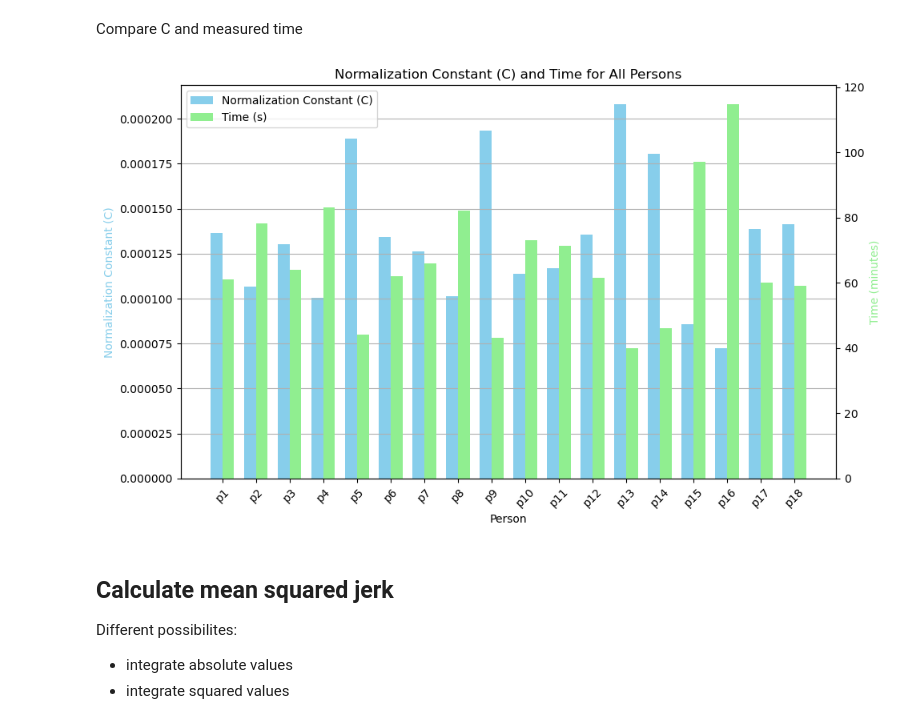
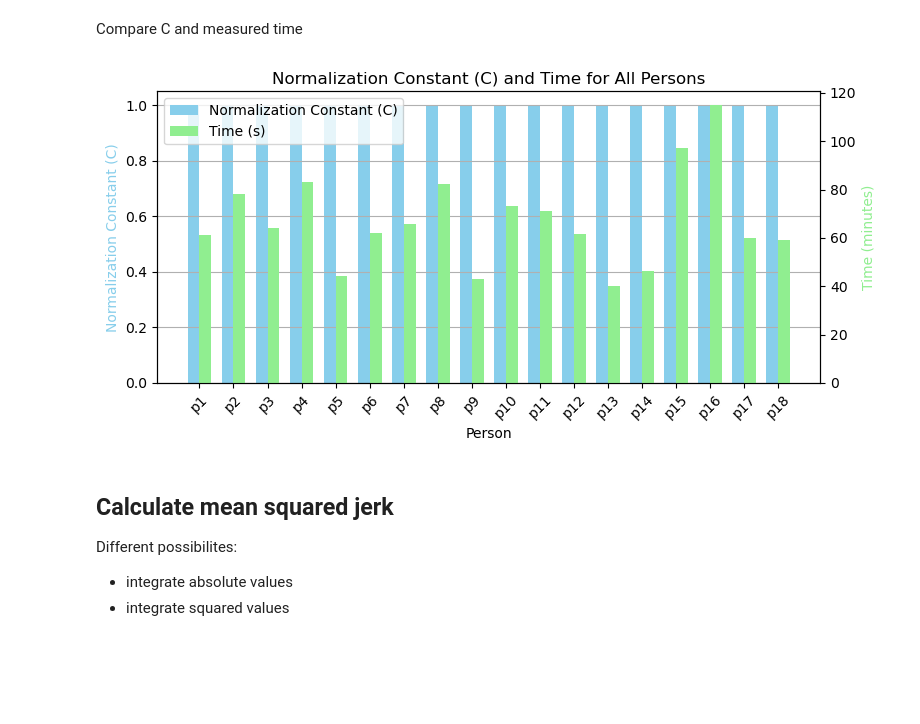
Before and after one commit to doertiboy/MasterStudy, a Jupyter notebook: Acceleration.ipynb, the cells around one changed output. Saved outputs shown, nothing was run; the diff lists cells and outputs as text; code cells hidden in the pictures; blank space fills up the shorter version.

```diff
--- a/Acceleration.ipynb
+++ b/Acceleration.ipynb
@@ -221,24 +236,3 @@ Calculation in all 3 axis
-# %%
-# Calculate the derivative for acc_x, acc_y, and acc_z for each person
-for person_name in acc_dict:
-    acc_dataset = acc_dict[person_name]
-
-    acc_x_derivative = acc_dataset['acc_x_derivative']
-    acc_y_derivative = acc_dataset['acc_y_derivative']
-    acc_z_derivative = acc_dataset['acc_z_derivative']
-
-    # Normalize derivatives unsing sum squrt
-    sum_sqr_acc_x_derivative = np.sum(acc_x_derivative ** 2)
-    sum_sqr_acc_y_derivative = np.sum(acc_y_derivative ** 2)
-    sum_sqr_acc_z_derivative = np.sum(acc_z_derivative ** 2)
-
-    acc_x_derivative_norm = np.sqrt(sum_sqr_acc_x_derivative)
-    acc_y_derivative_norm = np.sqrt(sum_sqr_acc_y_derivative)
-    acc_z_derivative_norm = np.sqrt(sum_sqr_acc_z_derivative)
-
-    acc_dataset['acc_x_derivative_norm'] = acc_x_derivative_norm
-    acc_dataset['acc_y_derivative_norm'] = acc_y_derivative_norm
-    acc_dataset['acc_z_derivative_norm'] = acc_z_derivative_norm
 # %% [markdown]
 ## Normalization of Jerk as a Magnitude of the 3D vector
 Computing normalization using global maximum
@@ -263,13 +257,13 @@ max_timesteps = np.max(time)
 # Normalize derivatives for each person using the global maximum
 for person_name in acc_dict:
     acc_dataset = acc_dict[person_name]
-    jerk_vector = acc_dataset['jerk_vector']
+    jerk_vector = acc_dataset['jerk_vector_global']
     timesteps = acc_dataset['time']
 
     jerk_vector_normalized = jerk_vector / max_jerk_global
     time_normalized = timesteps / max_timesteps
 
-    acc_dataset['jerk_vector_normalized_global'] = jerk_vector#_normalized
+    acc_dataset['jerk_vector_normalized_global'] = jerk_vector_normalized
     acc_dataset['time_normalized'] = time_normalized
 # %% [markdown]
 Plotting the comparisons
@@ -314,7 +308,7 @@ for idx, (person_name, person_data) in enumerate(acc_dict.items()):
     axes[idx].grid(True)
 
     # Set y-axis limits
-    axes[idx].set_ylim(-10, 10)
+    axes[idx].set_ylim(-1, 1)
 
 plt.tight_layout()
 plt.show()
@@ -331,7 +325,7 @@ for person_name in acc_dict:
     timesteps = acc_dataset['time']
     start = timesteps[0]
     stop = timesteps[-1]
-    C = 1 / (stop - start)
+    C = 1 #/ (stop - start) * 12 * 1200
     # time = timesteps[-1] / 120
     # # time = max_timesteps / 120
     # C = (time ** 5) / (12 ** 2)
@@ -354,35 +348,35 @@ bar_width = 0.35
 # Define the positions for the bars
 r1 = np.arange(len(person_names))
 r2 = [x + bar_width for x in r1]
 
 
-fig, ax1 = plt.subplots(figsize=(10, 6))
+fig, ax1 = plt.subplots(figsize=(8, 4))
 
 # Plot C values for all persons on primary axis
 ax1.bar(r1, c_values, color='skyblue', width=bar_width, label='Normalization Constant (C)')
 ax1.set_xlabel('Person')
 ax1.set_ylabel('Normalization Constant (C)', color='skyblue')
 ax1.tick_params(axis='x', rotation=45)
 ax1.grid(axis='y')
 
 # Create secondary axis for time values
 ax2 = ax1.twinx()
 ax2.bar(r2, time_values, color='lightgreen', width=bar_width, label='Time (s)')
 ax2.set_ylabel('Time (minutes)', color='lightgreen')
 
 # Add legend
 lines1, labels1 = ax1.get_legend_handles_labels()
 lines2, labels2 = ax2.get_legend_handles_labels()
 ax1.legend(lines1 + lines2, labels1 + labels2, loc='upper left')
 
 # Adjust x-axis ticks
 plt.xticks([r + bar_width / 2 for r in range(len(person_names))], person_names, rotation=45, ha='right')
 
 plt.title('Normalization Constant (C) and Time for All Persons')
 plt.tight_layout()
 plt.show()
 # %% [output]
-[figure, old version]
+[figure, new version]
 # %% [markdown]
 ## Calculate mean squared jerk
 
```
Also changed, not shown: parts of 9 cells of this notebook, 7 other files.
